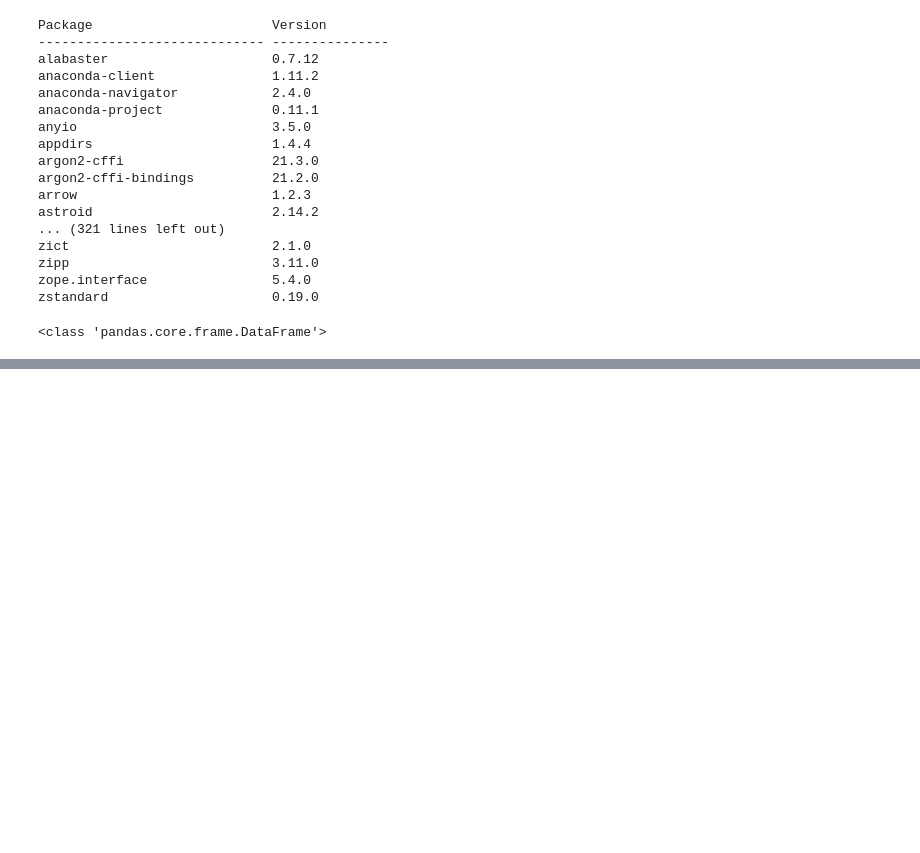
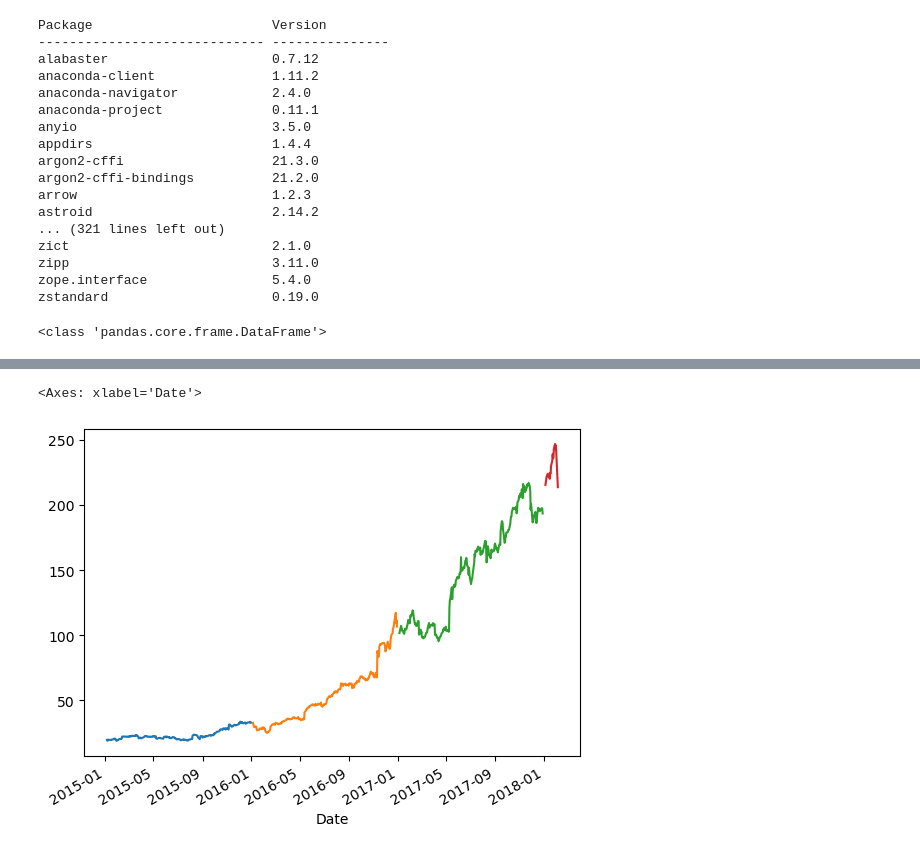
Before and after one commit to Istvan-Abner-Varga/python_analise_financeiro, a Jupyter notebook: Analise_de_Dados_Financeiros.ipynb, the cells around one changed output, grey strips where cells are left out. Drawn from its saved outputs; the diff is of its cells as text; code cells hidden in the pictures; blank space fills up the shorter version.

```diff
--- a/Analise_de_Dados_Financeiros.ipynb
+++ b/Analise_de_Dados_Financeiros.ipynb
@@ -32,0 +150,9 @@ print(type(fb))
+# %%
+# Visulizando o stock price entre 2015 - 2018
+fb.loc['2015-01-05':'2015-12-31','Close'].plot()
+fb.loc['2016-01-05':'2016-12-31','Close'].plot()
+fb.loc['2017-01-05':'2017-12-31','Close'].plot()
+fb.loc['2018-01-05':'2018-12-31','Close'].plot()
+# %% [output]
+<Axes: xlabel='Date'>
+[figure, added]
```
Also changed, not shown: parts of 13 cells of this notebook.
